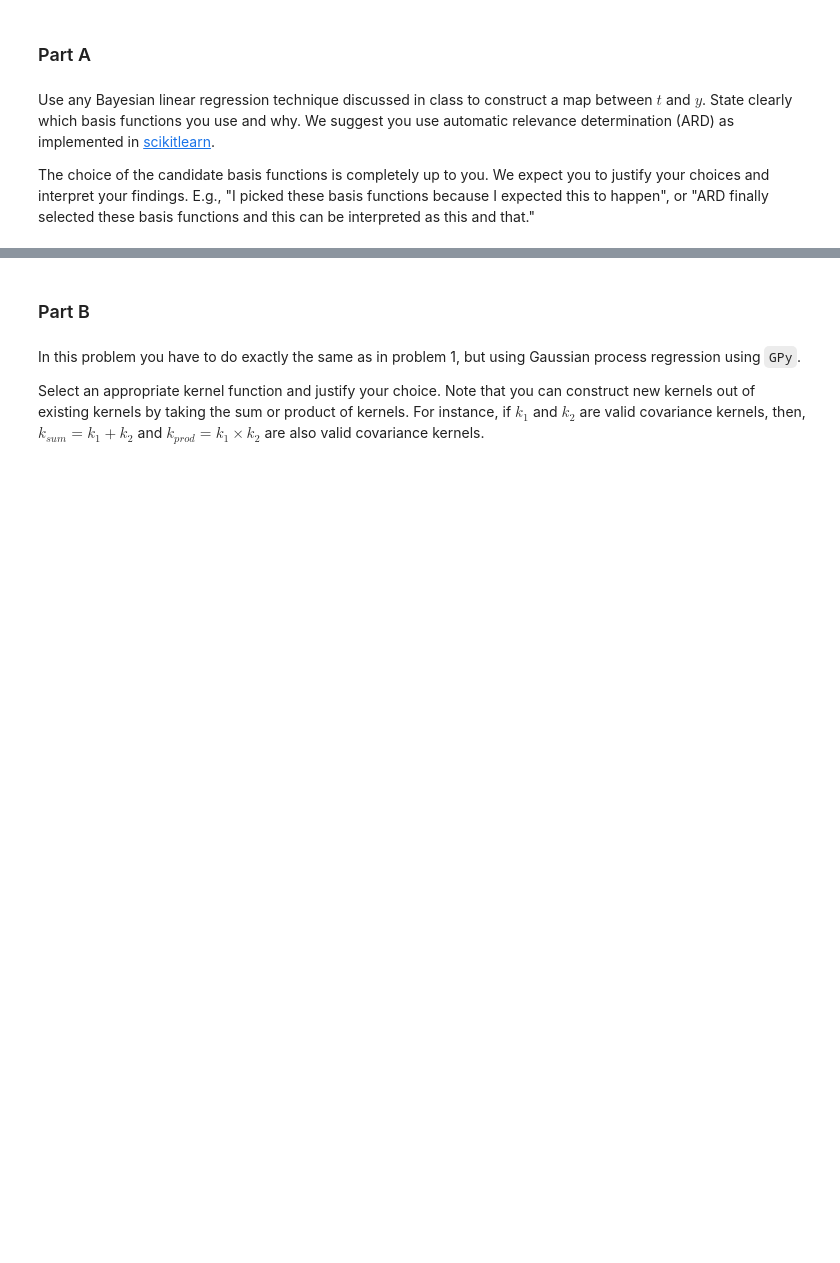
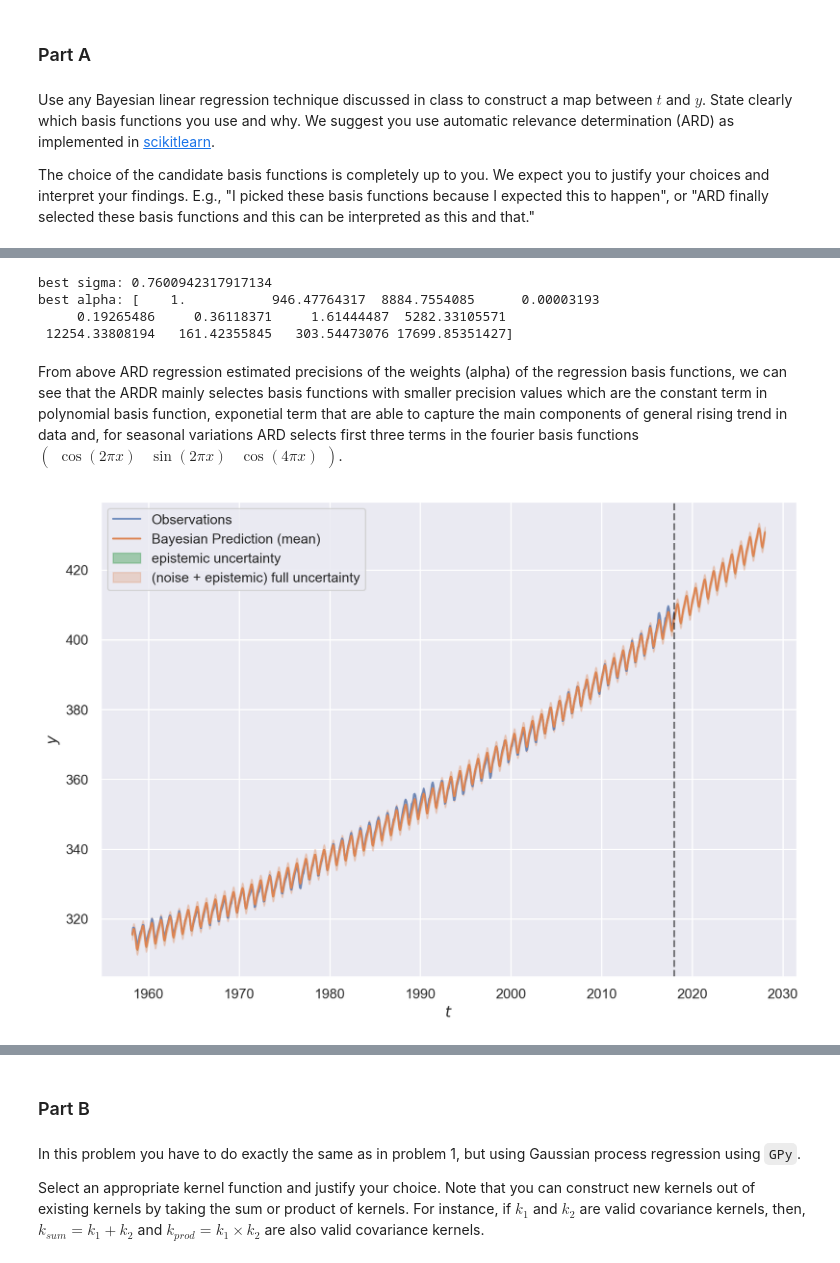
Before and after one commit to dhillonparveen/uq-course, a Jupyter notebook: homeworks/hw_04.ipynb, the cells around one changed output, grey strips where cells are left out. Cells and saved outputs as stored; diff of their text form; code cells hidden in the pictures; blank space fills up the shorter version.

```diff
--- a/homeworks/hw_04.ipynb
+++ b/homeworks/hw_04.ipynb
@@ -339,0 +357,3 @@ The choice of the candidate basis functions is completely up to you. We expect y
+# %%
+p = np.log(y.max()/y.min())/(t.max()-t.min())
+print('p : ',p)
@@ -339,0 +426,51 @@ The choice of the candidate basis functions is completely up to you. We expect y
+# %%
+# Automatic Relevance Determination Regression
+regressor = ARDRegression()
+regressor.fit(Phi, Y)
+# Hyperparameters Estimated Values
+sigma = np.sqrt(1. / regressor.alpha_)
+print('best sigma:', sigma)
+alpha = regressor.lambda_
+print('best alpha:', alpha)
+A = np.dot(Phi.T, Phi) / sigma ** 2. + alpha * np.eye(Phi.shape[1])
+L = scipy.linalg.cho_factor(A)
+m = scipy.linalg.cho_solve(L, np.dot(Phi.T, Y) / sigma ** 2)  # The posterior mean of w
+S = scipy.linalg.cho_solve(L, np.eye(Phi.shape[1]))           # The posterior covariance of w
+# %% [output]
+best sigma: 0.7600942317917134
+best alpha: [    1.           946.47764317  8884.7554085      0.00003193
+     0.19265486     0.36118371     1.61444487  5282.33105571
+ 12254.33808194   161.42355845   303.54473076 17699.85351427]
+# %% [markdown]
+From above ARD regression estimated precisions of the weights (alpha) of the regression basis functions, we can see that the ARDR mainly selectes basis functions with smaller precision values which are the constant term in polynomial basis function, exponetial term that are able to capture the main components of general rising trend in data and, for seasonal variations ARD selects first three terms in the fourier basis functions $\begin{pmatrix} \cos(2\pi x) & \sin(2\pi x) & \cos(4\pi x)\end{pmatrix}$.
+# %%
+# Posterior predictive distribution.
+X_p = np.linspace(0 ,np.max(X) + 10, 1000)[:, None]
+Phi_p = np.hstack([compute_design_matrix(X_p, phi_p),compute_design_matrix(X_p, phi_e),compute_design_matrix(X_p, phi_f)])
+Y_p = np.dot(Phi_p, m).flatten() # The mean prediction
+V_p_ep = np.einsum('ij,jk,ik->i', Phi_p, S, Phi_p) # The epistemic uncertainty
+S_p_ep = np.sqrt(V_p_ep)
+V_p = V_p_ep + sigma ** 2 # Full uncertainty
+S_p = np.sqrt(V_p)
+Y_l_ep = Y_p - 2. * S_p_ep  # Lower epistemic predictive bound
+Y_u_ep = Y_p + 2. * S_p_ep  # Upper epistemic predictive bound
+Y_l = Y_p - 2. * S_p # Lower predictive bound
+Y_u = Y_p + 2. * S_p # Upper predictive bound
+# %%
+# Transform time back to actual start for plotting
+X_n = X + t.min()
+X_p = X_p + t.min()
+# %%
+# Visualize Predition
+fig, ax = plt.subplots(figsize=(10,7),dpi=200)
+ax.plot(X_n.flatten(), Y.flatten(), alpha= 0.75, markeredgewidth=2, label='Observations')
+ax.plot(X_p, Y_p, label='Bayesian Prediction (mean)')
+ax.fill_between(X_p.flatten(), Y_l_ep.flatten(), Y_u_ep.flatten(), color=sns.color_palette()[2], alpha=0.5,  label = 'epistemic uncertainty')
+ax.fill_between(X_p.flatten(), Y_l.flatten(), Y_l_ep.flatten(), color=sns.color_palette()[1], alpha=0.25, label = '(noise + epistemic) full uncertainty')
+ax.fill_between(X_p.flatten(), Y_u_ep.flatten(), Y_u.flatten(), color=sns.color_palette()[1], alpha=0.25)
+ax.axvline(x = X_n.max(), ymin=0, ymax=1, linestyle = '--', color = 'black', alpha = 0.5)
+ax.set_xlabel('$t$')
+ax.set_ylabel('$y$')
+plt.legend(loc='upper left');
+# %% [output]
+[figure, added]
```
Also changed, not shown: parts of 32 cells of this notebook.
